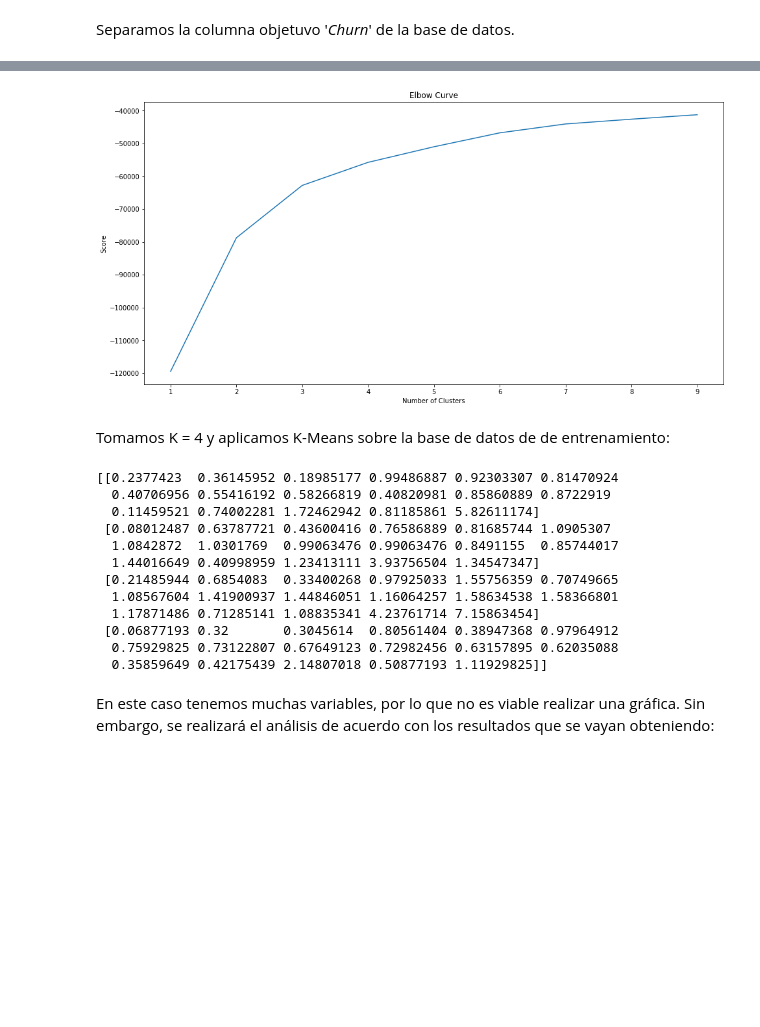
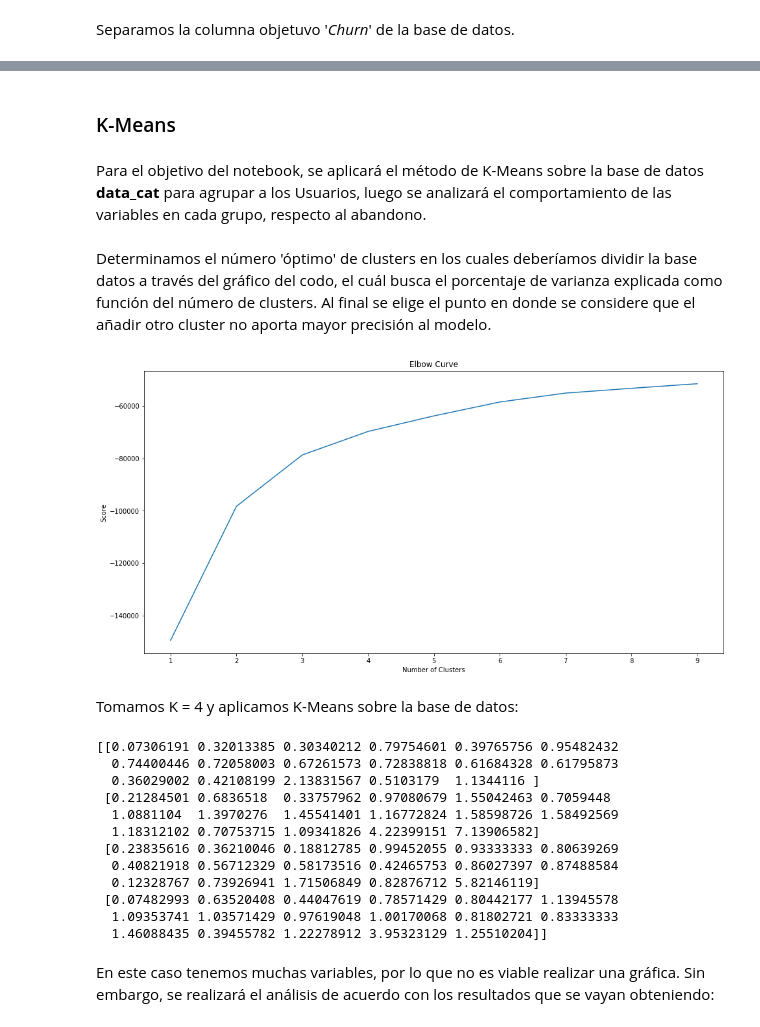
Before and after one commit to jarealess/CursosKaggle, a Jupyter notebook: Trabajo_Final_CRP.ipynb, the cells around one changed output, grey strips where cells are left out. Saved outputs shown, nothing was run; the diff lists cells and outputs as text; code cells hidden in the pictures; blank space fills up the shorter version.

```diff
--- a/Trabajo_Final_CRP.ipynb
+++ b/Trabajo_Final_CRP.ipynb
@@ -247,7 +247,7 @@ sns.distplot(data.tenure)
 Para una mejor visualización, vamos a separar a los Usuarios de acuerdo a la antiguedad en aquellos con menos un año, al menos dos años, tres años, etc. Grafiquemos la antiguedad de los Usuarios y comparemos con el abandono durate el último mes.
 # %%
 # Agrupamos los datos en la columna Tenure
-bins = [0, 12, 24, 36, 48, 60, 72]
+bins = [-1, 12, 24, 36, 48, 60, 73]
 labels = ['1', '2', '3', '4', '5', '6']
 data['tenureGroup'] = pd.cut(data["tenure"], bins, labels=labels)
 
@@ -690,43 +799,49 @@ Buscamos el valor de K:
+# %% [markdown]
+### K-Means
+# %% [markdown]
+Para el objetivo del notebook, se aplicará el método de K-Means sobre la base de datos **data_cat** para agrupar a los Usuarios, luego se analizará el comportamiento de las variables en cada grupo, respecto al abandono.
+# %% [markdown]
+Determinamos el número 'óptimo' de clusters en los cuales deberíamos dividir la base datos a través del gráfico del codo, el cuál busca el porcentaje de varianza explicada como función del número de clusters. Al final se elige el punto en donde se considere que el añadir otro cluster no aporta mayor precisión al modelo.
 # %%
 from sklearn.cluster import KMeans
 
 ## Buscamos el valor de K
 
 Nc = range(1, 10)
 kmeans = [KMeans(n_clusters=i) for i in Nc]
 kmeans
-score = [kmeans[i].fit(X_train).score(X_train) for i in range(len(kmeans))]
+score = [kmeans[i].fit(data_feat).score(data_feat) for i in range(len(kmeans))]
 score
 
 plt.figure(figsize=(16, 8))
 plt.plot(Nc,score)
 plt.xlabel('Number of Clusters')
 plt.ylabel('Score')
 plt.title('Elbow Curve')
 plt.show()
 # %% [output]
-[figure, old version]
+[figure, new version]
 # %% [markdown]
-Tomamos K = 4 y aplicamos K-Means sobre la base de datos de de entrenamiento:
+Tomamos K = 4 y aplicamos K-Means sobre la base de datos:
 # %%
 # k=4
 
-kmeans = KMeans(n_clusters=4).fit(X_train)
+kmeans = KMeans(n_clusters=4).fit(data_feat)
 centroids = kmeans.cluster_centers_
 print(centroids)
 # %% [output]
-[[0.2377423  0.36145952 0.18985177 0.99486887 0.92303307 0.81470924
-  0.40706956 0.55416192 0.58266819 0.40820981 0.85860889 0.8722919
-  0.11459521 0.74002281 1.72462942 0.81185861 5.82611174]
- [0.08012487 0.63787721 0.43600416 0.76586889 0.81685744 1.0905307
-  1.0842872  1.0301769  0.99063476 0.99063476 0.8491155  0.85744017
-  1.44016649 0.40998959 1.23413111 3.93756504 1.34547347]
- [0.21485944 0.6854083  0.33400268 0.97925033 1.55756359 0.70749665
-  1.08567604 1.41900937 1.44846051 1.16064257 1.58634538 1.58366801
-  1.17871486 0.71285141 1.08835341 4.23761714 7.15863454]
- [0.06877193 0.32       0.3045614  0.80561404 0.38947368 0.97964912
-  0.75929825 0.73122807 0.67649123 0.72982456 0.63157895 0.62035088
-  0.35859649 0.42175439 2.14807018 0.50877193 1.11929825]]
+[[0.07306191 0.32013385 0.30340212 0.79754601 0.39765756 0.95482432
+  0.74400446 0.72058003 0.67261573 0.72838818 0.61684328 0.61795873
+  0.36029002 0.42108199 2.13831567 0.5103179  1.1344116 ]
+ [0.21284501 0.6836518  0.33757962 0.97080679 1.55042463 0.7059448
+  1.0881104  1.3970276  1.45541401 1.16772824 1.58598726 1.58492569
+  1.18312102 0.70753715 1.09341826 4.22399151 7.13906582]
+ [0.23835616 0.36210046 0.18812785 0.99452055 0.93333333 0.80639269
+  0.40821918 0.56712329 0.58173516 0.42465753 0.86027397 0.87488584
+  0.12328767 0.73926941 1.71506849 0.82876712 5.82146119]
+ [0.07482993 0.63520408 0.44047619 0.78571429 0.80442177 1.13945578
+  1.09353741 1.03571429 0.97619048 1.00170068 0.81802721 0.83333333
+  1.46088435 0.39455782 1.22278912 3.95323129 1.25510204]]
 # %% [markdown]
 En este caso tenemos muchas variables, por lo que no es viable realizar una gráfica. Sin embargo, se realizará el análisis de acuerdo con los resultados que se vayan obteniendo:
 # %%
```
Also changed, not shown: parts of 62 cells of this notebook.
